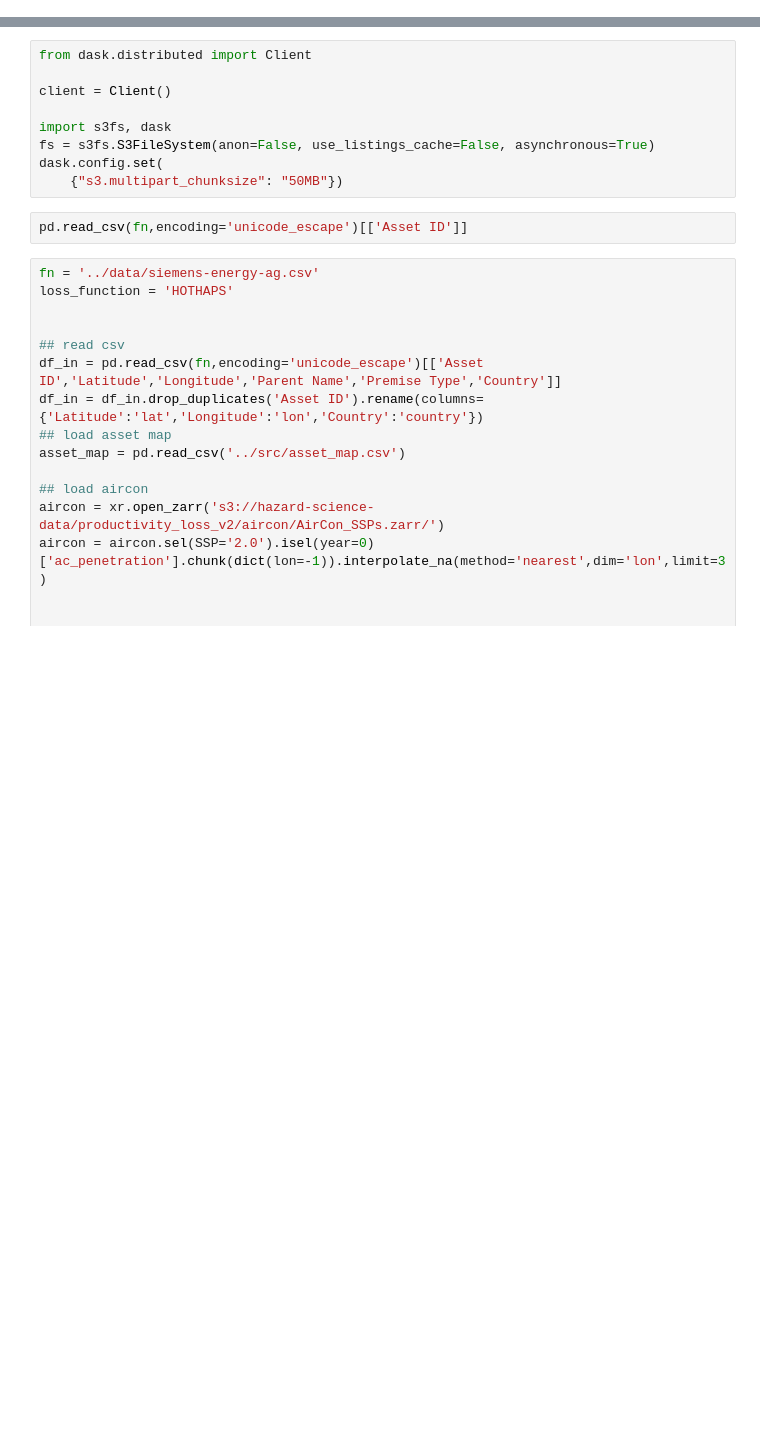
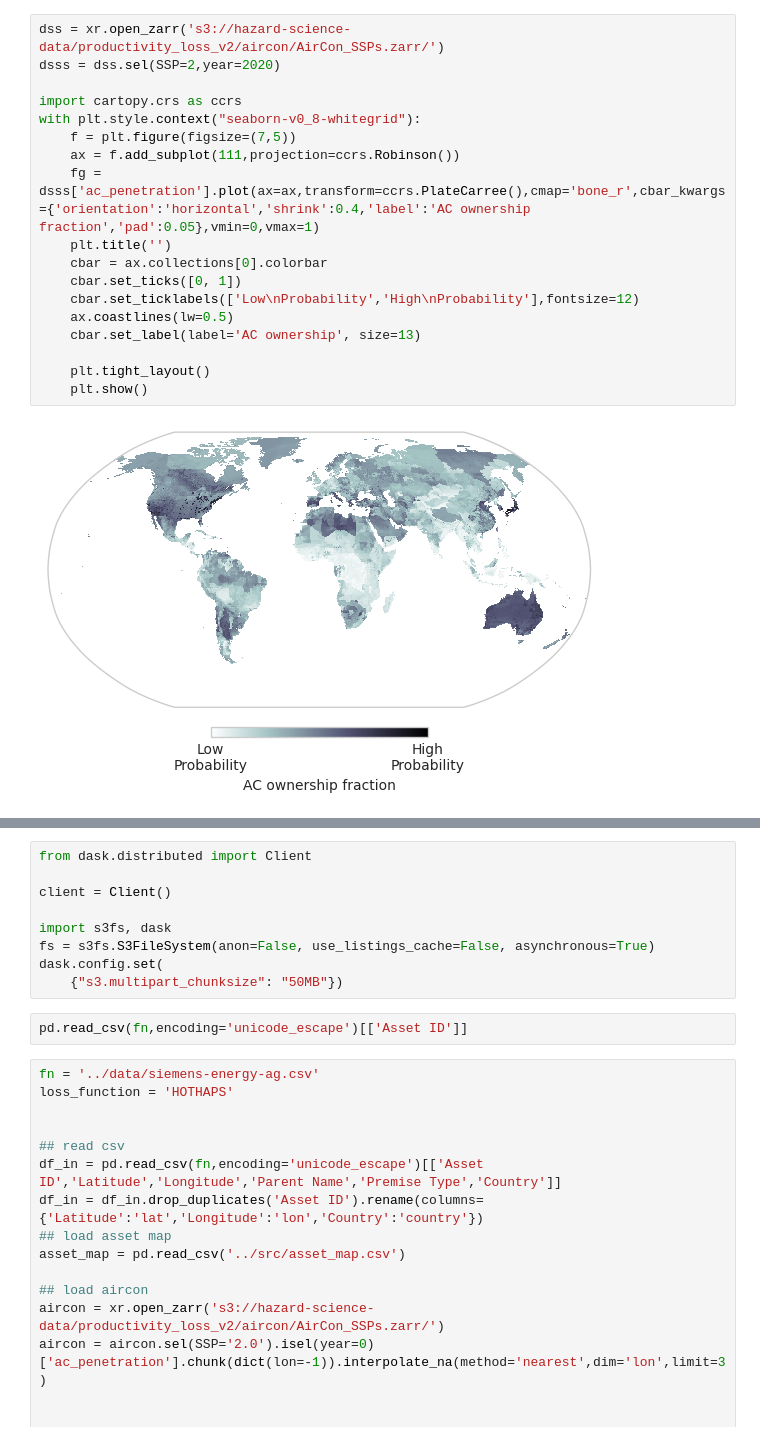
Before and after one commit to climate-x-org/Productivity_Loss_V2.0, a Jupyter notebook: dev/development.ipynb, the cells around one changed output, grey strips where cells are left out. Cells and saved outputs as stored; diff of their text form; blank space fills up the shorter version.

```diff
--- a/dev/development.ipynb
+++ b/dev/development.ipynb
@@ -4,0 +211,20 @@ import numpy as np
+# %%
+dss = xr.open_zarr('s3://hazard-science-data/productivity_loss_v2/aircon/AirCon_SSPs.zarr/')
+dsss = dss.sel(SSP=2,year=2020)
+
+import cartopy.crs as ccrs
+with plt.style.context("seaborn-v0_8-whitegrid"):
+    f = plt.figure(figsize=(7,5))
+    ax = f.add_subplot(111,projection=ccrs.Robinson())
+    fg = dsss['ac_penetration'].plot(ax=ax,transform=ccrs.PlateCarree(),cmap='bone_r',cbar_kwargs={'orientation':'horizontal','shrink':0.4,'label':'AC ownership fraction','pad':0.05},vmin=0,vmax=1)
+    plt.title('')
+    cbar = ax.collections[0].colorbar
+    cbar.set_ticks([0, 1])
+    cbar.set_ticklabels(['Low\nProbability','High\nProbability'],fontsize=12)
+    ax.coastlines(lw=0.5)
+    cbar.set_label(label='AC ownership', size=13)
+
+    plt.tight_layout()
+    plt.show()
+# %% [output]
+[figure, added]
```
Also changed, not shown: parts of 11 cells of this notebook, 5 other files.
